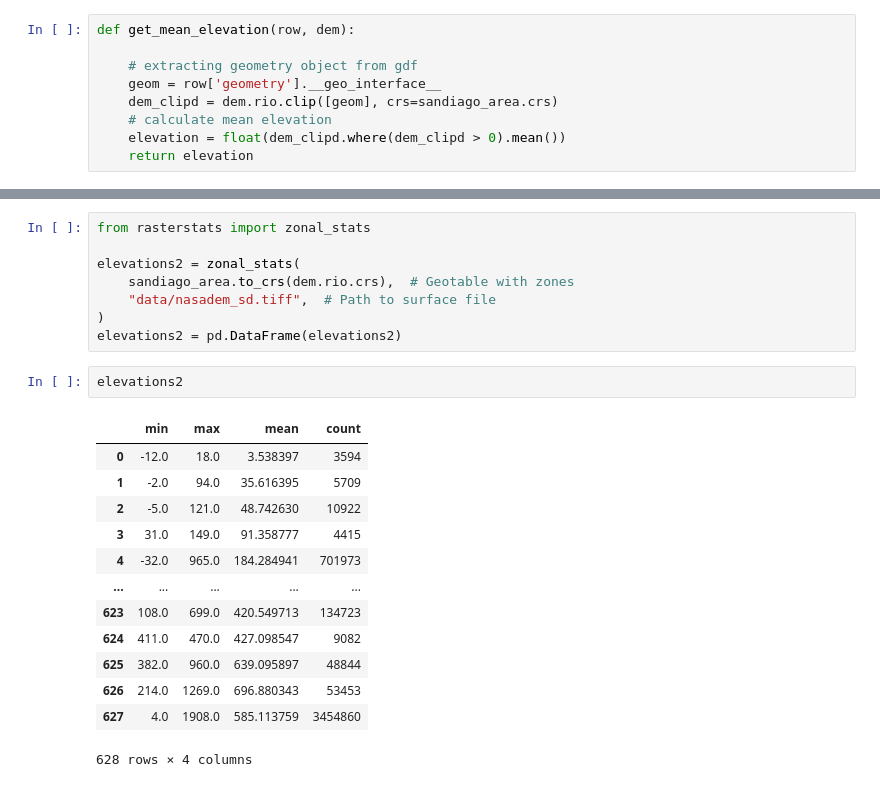
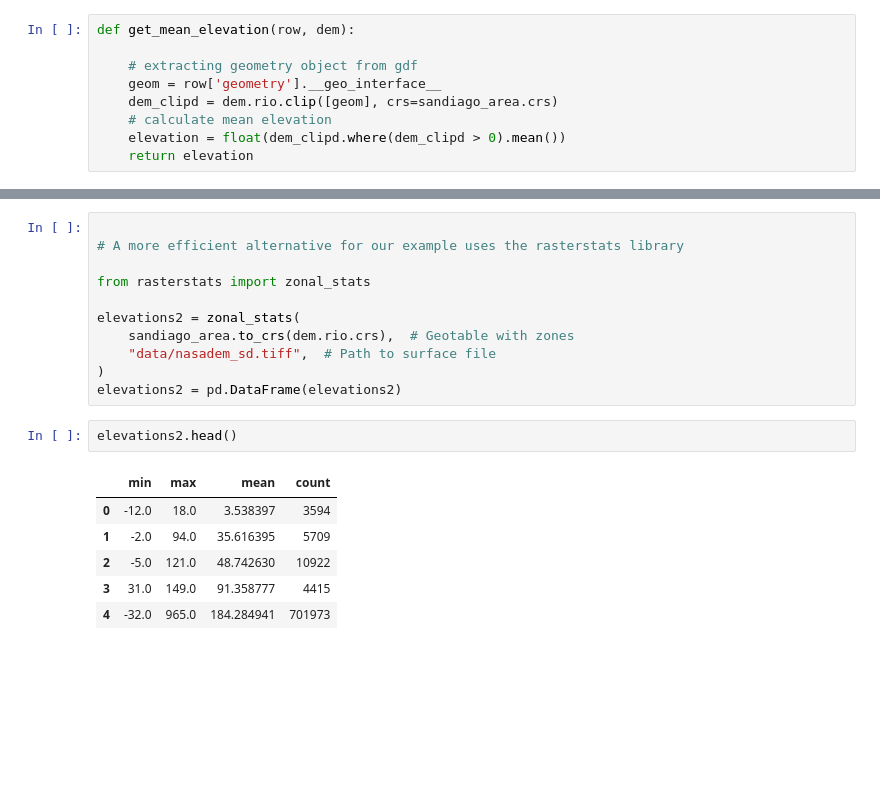
Before and after one commit to arunrajks/geospatial_analysis, a Jupyter notebook: pixels_to_polygons.ipynb, the cells around one changed output, grey strips where cells are left out. Cells and saved outputs as stored; diff of their text form; blank space fills up the shorter version.

```diff
--- a/pixels_to_polygons.ipynb
+++ b/pixels_to_polygons.ipynb
@@ -120,4 +132,7 @@ NameError: name 'sandiago_area' is not defined
 # %%
+
+# A more efficient alternative for our example uses the rasterstats library
+
 from rasterstats import zonal_stats
 
 elevations2 = zonal_stats(
@@ -126,18 +141,11 @@ elevations2 = zonal_stats(
 )
 elevations2 = pd.DataFrame(elevations2)
 # %%
-elevations2
+elevations2.head()
 # %% [output]
 |  | min | max | mean | count |
 | 0 | -12.0 | 18.0 | 3.538397 | 3594 |
 | 1 | -2.0 | 94.0 | 35.616395 | 5709 |
 | 2 | -5.0 | 121.0 | 48.742630 | 10922 |
 | 3 | 31.0 | 149.0 | 91.358777 | 4415 |
 | 4 | -32.0 | 965.0 | 184.284941 | 701973 |
-| ... | ... | ... | ... | ... |
-| 623 | 108.0 | 699.0 | 420.549713 | 134723 |
-| 624 | 411.0 | 470.0 | 427.098547 | 9082 |
-| 625 | 382.0 | 960.0 | 639.095897 | 48844 |
-| 626 | 214.0 | 1269.0 | 696.880343 | 53453 |
-| 627 | 4.0 | 1908.0 | 585.113759 | 3454860 |
-628 rows × 4 columns
```
Also changed, not shown: parts of 5 cells of this notebook.
